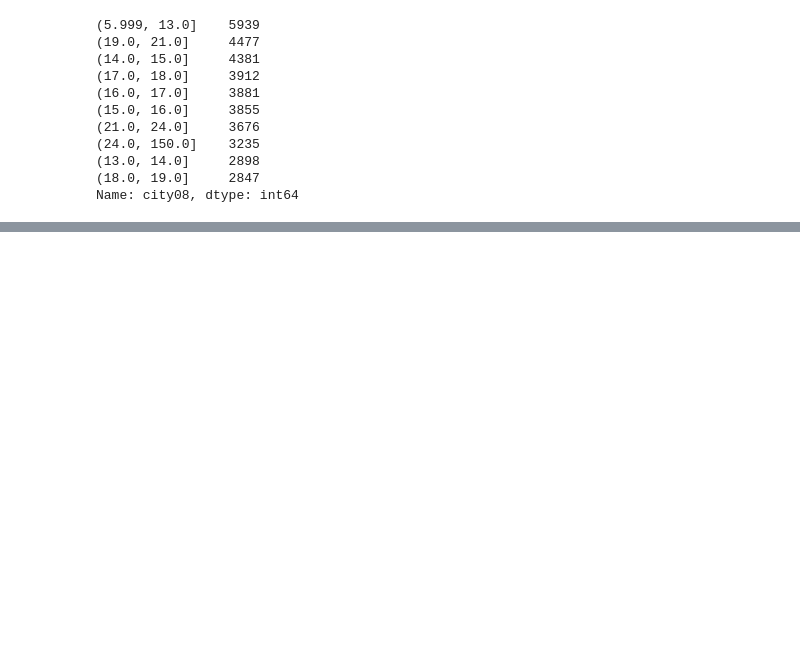
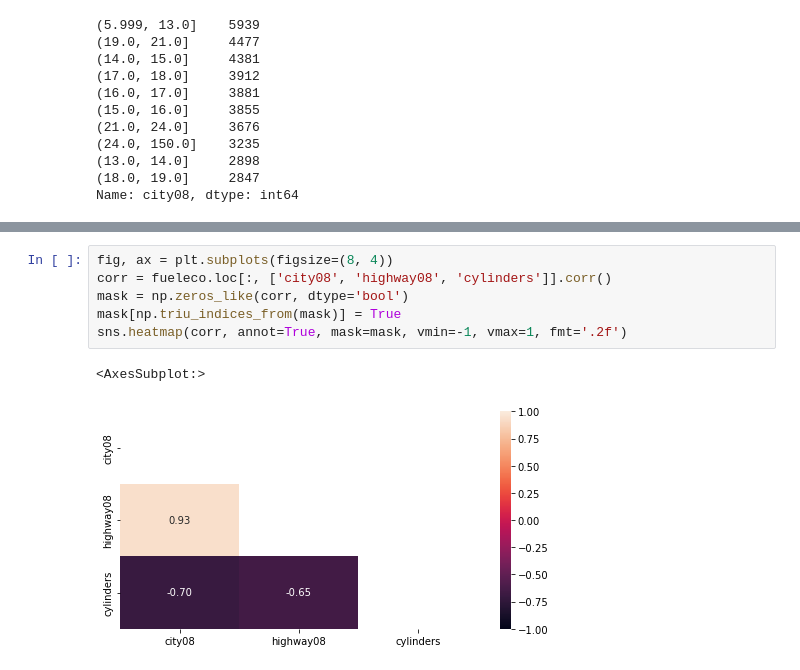
Before and after one commit to minstrel1149/pandas_practice-cookbook1, a Jupyter notebook: pd_cookbook_2_chapter5.ipynb, the cells around one changed output, grey strips where cells are left out. Drawn from its saved outputs; the diff is of its cells as text; blank space fills up the shorter version.

```diff
--- a/pd_cookbook_2_chapter5.ipynb
+++ b/pd_cookbook_2_chapter5.ipynb
@@ -184,0 +243,9 @@ Name: city08, dtype: int64
+# %%
+fig, ax = plt.subplots(figsize=(8, 4))
+corr = fueleco.loc[:, ['city08', 'highway08', 'cylinders']].corr()
+mask = np.zeros_like(corr, dtype='bool')
+mask[np.triu_indices_from(mask)] = True
+sns.heatmap(corr, annot=True, mask=mask, vmin=-1, vmax=1, fmt='.2f')
+# %% [output]
+<AxesSubplot:>
+[figure, added]
```
Also changed, not shown: parts of 17 cells of this notebook, 1 other file.
